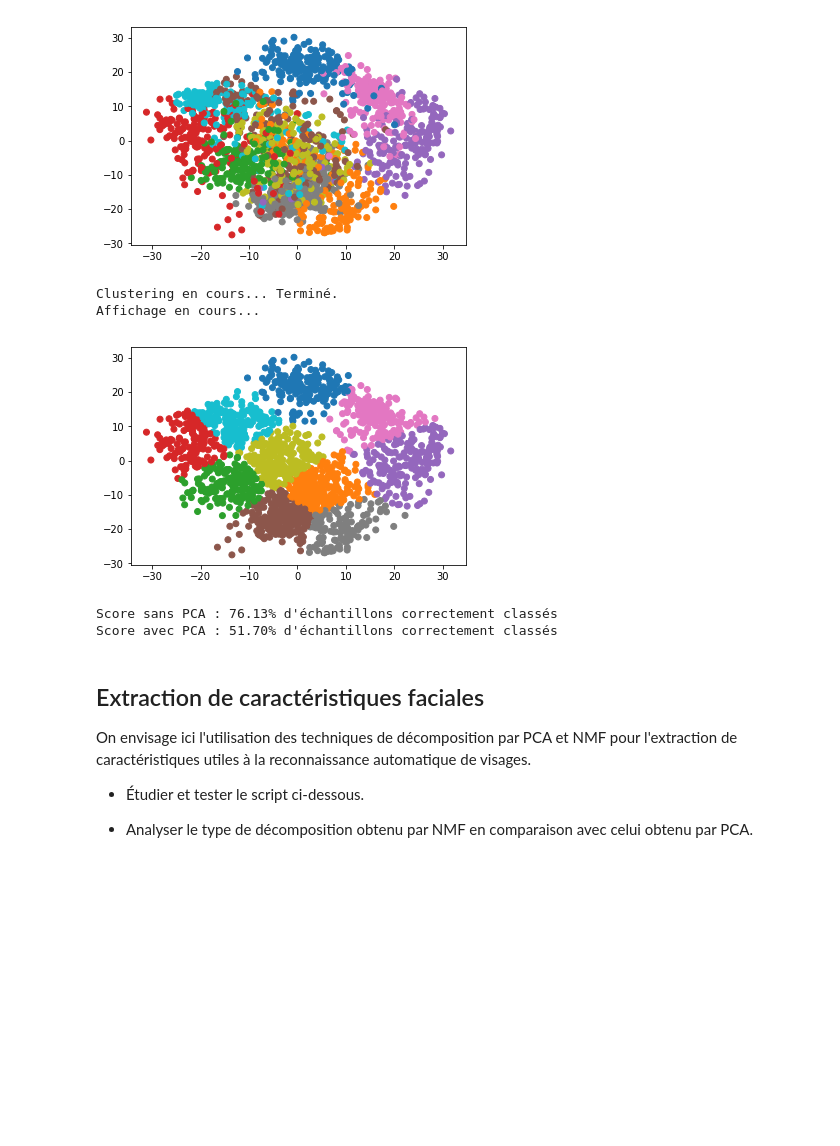
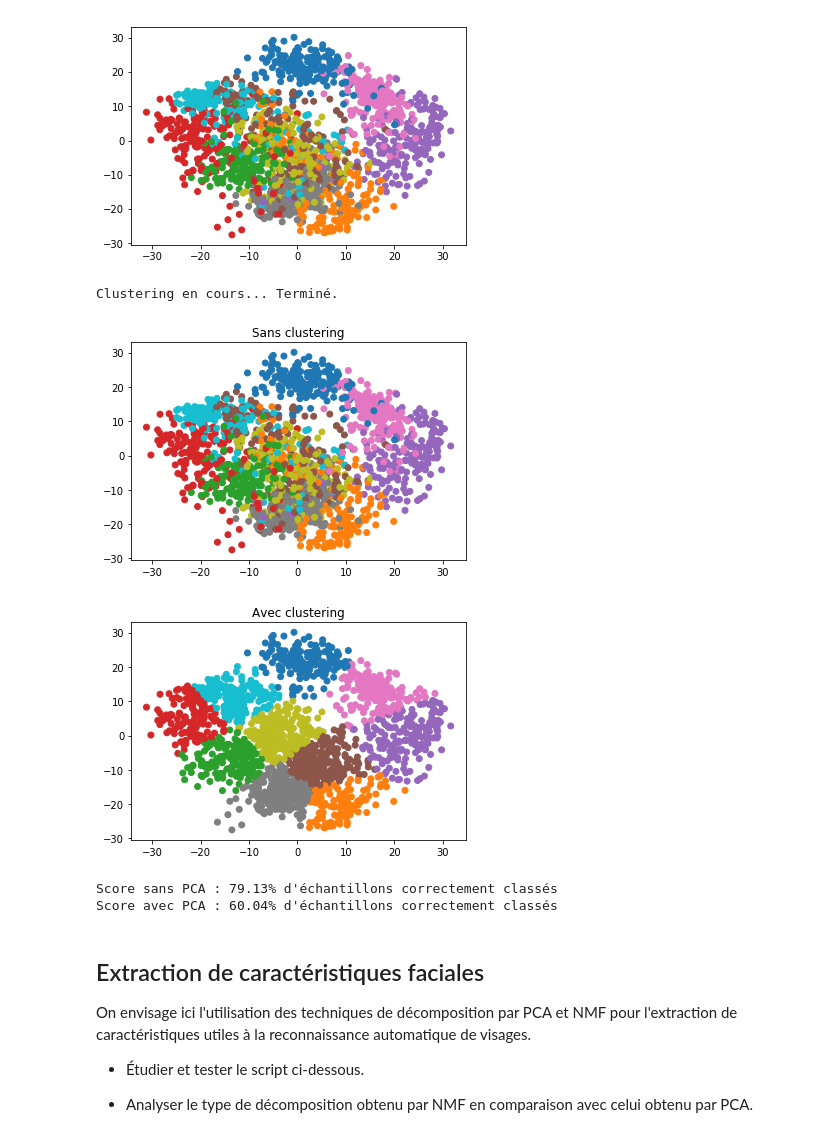
Before and after one commit to LoicH/SD207, a Jupyter notebook: TP.ipynb, the cells around one changed output. Saved outputs shown, nothing was run; the diff lists cells and outputs as text; code cells hidden in the pictures; blank space fills up the shorter version.

```diff
--- a/TP.ipynb
+++ b/TP.ipynb
@@ -64,46 +65,64 @@ plt.scatter(X_reduced[:,0], X_reduced[:,1], c=["C"+str(i) for i in y]);
 # %%
 # K-Means clustering :
 from sklearn.cluster import KMeans
 
 
+def correct_labels(y_true, y_pred):
+    """ Essaie de corriger les prédictions en conservant les groupes.
+    :param y_true: numpy.array, les vrais étiquettes des données
+    :param y_pred: numpy.array, la prédiction
+    :return y: numpy.array, une correction des étiquettes.
+
+    :example: >>> correct_labels(np.array([1,1,2,0,2,2,2]), np.array([2,2,1,0,1,0,1]))
+        array([1, 1, 2, 0, 2, 0, 2])
+        Dans cet exemple, l'estimateur s'était trompé sur l'échantillon
+        numéro 5, et avait "confondu" les groupes '1' et '2' """
+    y_new = np.zeros_like(y_pred)
+    deja_vu = [] # Pour éviter d'avoir plusieurs fois le même label
+    try:
+        for i in np.unique(y_pred):
+            # On compte les occurences
+            occu = np.unique(y_true[y_pred == i], return_counts=True)
+            for label in deja_vu:
+                idxs = np.where(occu[0] == label)[0]
+                if len(idxs) > 0:
+                    idx = idxs[0]
+                    occu = (np.delete(occu[0], idx), np.delete(occu[1], idx))
+            # On prend le label le plus présent :
+            lab = occu[0][np.argmax(occu[1])]
+            deja_vu.append(lab)
+            y_new[y_pred == i] = lab
+        return y_new
+    except ValueError:
+        print("Echec lors de la correction.")
+        return y_pred
+
 def cluster(X, y):
     """ Effectue un clustering sur X avec k clusters,
     où k est le nombre de classes trouvées dans y
-    :return: y_pred : les prédictions des labels pour chaque point, en essayant de respecter
+    :return y_pred: les prédictions des labels pour chaque point, en essayant de respecter
         la classification donnée par y
     """
-    y_pred = KMeans(n_clusters=10).fit_predict(X)
-
+    y_pred = KMeans(n_clusters=10, random_state=5).fit_predict(X)
     # On remet les vrais 'labels' pour avoir les mêmes couleurs que ci-dessus
-    y_new = np.zeros_like(y_pred)
-    deja_vu = [] # Pour éviter d'avoir plusieurs fois le même label
-    for i in np.unique(y_pred):
-        # On compte les occurences
-        occu = np.unique(y[y_pred == i], return_counts=True)
-        for label in deja_vu:
-            idxs = np.where(occu[0] == label)[0]
-            if len(idxs) > 0:
-                idx = idxs[0]
-                occu = (np.delete(occu[0], idx), np.delete(occu[1], idx))
-        # On prend le label le plus présent :
-        lab = occu[0][np.argmax(occu[1])]
-        deja_vu.append(lab)
-        y_new[y_pred == i] = lab
-
-    return y_new
+    return correct_labels(y, y_pred)
 
 print("Clustering en cours... ", end='')
 y_new = cluster(X_reduced, y)
 print("Terminé.")
 
 # Affichage des résultats :
+# Sans clustering :
+plt.scatter(X_reduced[:,0], X_reduced[:,1], c=["C"+str(i) for i in y]);
+plt.title("Sans clustering");
+# Avec clustering :
 plt.figure()
-print("Affichage en cours...")
 plt.scatter(X_reduced[:,0], X_reduced[:,1], c=["C"+str(i) for i in y_new]);
+plt.title("Avec clustering");
 # %% [output]
 Clustering en cours... Terminé.
-Affichage en cours...
-[figure, old version]
+[figure, new version]
+[figure, added]
 # %%
 # Comparaison des scores avec/sans PCA :
 from sklearn.metrics import accuracy_score
@@ -114,8 +133,8 @@ score_full = accuracy_score(cluster(X, y), y)
 print("Score sans PCA : %.2f%% d'échantillons correctement classés" % (score_full*100))
 print("Score avec PCA : %.2f%% d'échantillons correctement classés" % (score_pca*100))
 # %% [output]
-Score sans PCA : 76.13% d'échantillons correctement classés
-Score avec PCA : 51.70% d'échantillons correctement classés
+Score sans PCA : 79.13% d'échantillons correctement classés
+Score avec PCA : 60.04% d'échantillons correctement classés
 # %% [markdown]
 ## Extraction de caractéristiques faciales
 
```
Also changed, not shown: parts of 18 cells of this notebook.
